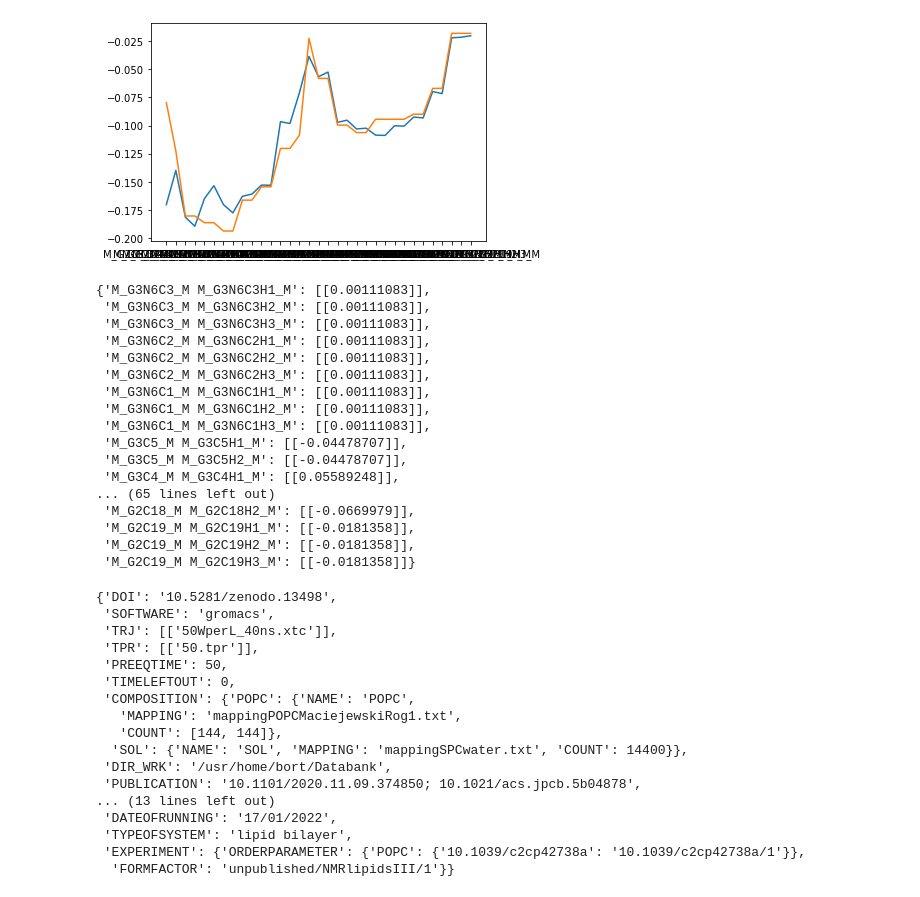
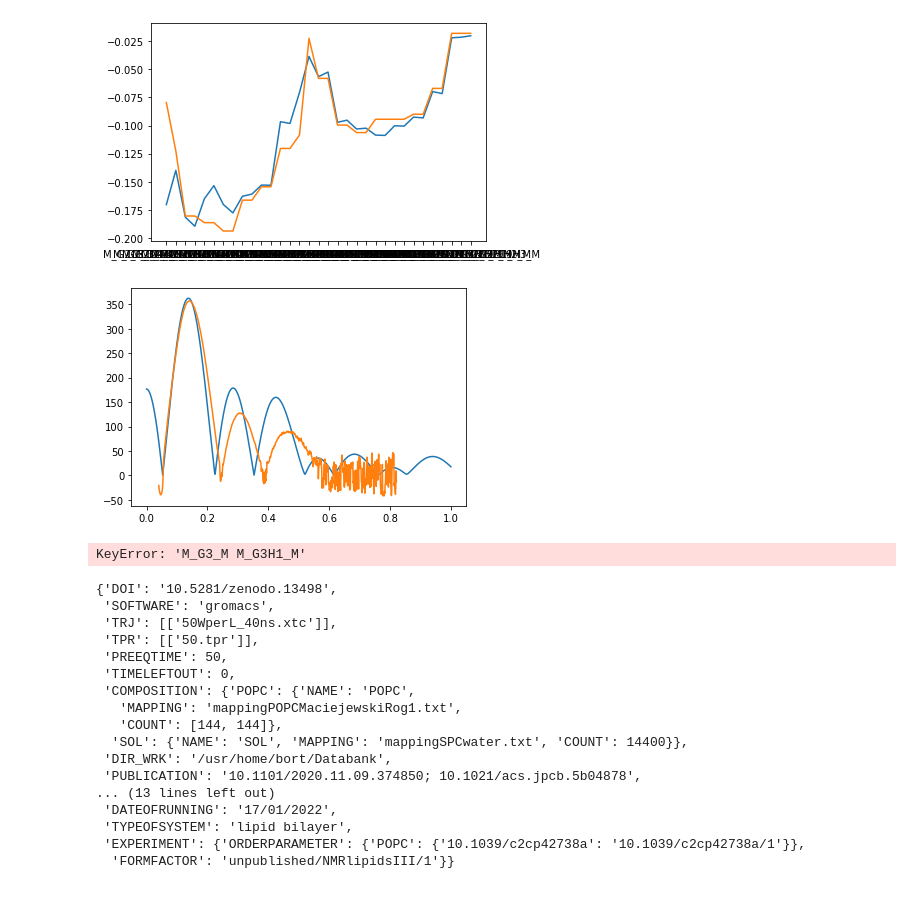
Before and after one commit to NMRLipids/DataBankManuscript, a Jupyter notebook: scripts/plotSimulation.ipynb, the cells around one changed output. Saved outputs shown, nothing was run; the diff lists cells and outputs as text; code cells hidden in the pictures.

Commit message:
Update plotSimulation

```diff
--- a/scripts/plotSimulation.ipynb
+++ b/scripts/plotSimulation.ipynb
@@ -68,7 +68,7 @@ def plotSimulation(path, lipid):
     with open(FFQualityFilePath) as json_file:
         FFq = json.load(json_file)
 
-    FFpathEXP =  DataBankPath + 'experiments/FormFactors/' + readme['EXPERIMENT']['FORMFACTOR'] + '/formfactor_chol0_FormFactor.json'
+    FFpathEXP =  DataBankPath + 'experiments/FormFactors/' + readme['EXPERIMENT']['FORMFACTOR'] + '/POPS_ULV_25Cin0D_SHE_FormFactor.json'
     with open(FFpathEXP) as json_file:
         FFexp = json.load(json_file)
 
@@ -110,25 +110,10 @@ plotOrderParameters(OPsim, OPexp)
 [figure]
 [figure]
 # %%
-OPexp
+plotSimulation('Simulations/611/eb1/611eb1451b3406f9a07395e74c89a779da77dd0e/7dacf9299757643c2ab76db9536d80031346829f/', 'POPS')
 # %% [output]
+[figure, added]
-{'M_G3N6C3_M M_G3N6C3H1_M': [[0.00111083]],
- 'M_G3N6C3_M M_G3N6C3H2_M': [[0.00111083]],
- 'M_G3N6C3_M M_G3N6C3H3_M': [[0.00111083]],
- 'M_G3N6C2_M M_G3N6C2H1_M': [[0.00111083]],
- 'M_G3N6C2_M M_G3N6C2H2_M': [[0.00111083]],
- 'M_G3N6C2_M M_G3N6C2H3_M': [[0.00111083]],
- 'M_G3N6C1_M M_G3N6C1H1_M': [[0.00111083]],
- 'M_G3N6C1_M M_G3N6C1H2_M': [[0.00111083]],
- 'M_G3N6C1_M M_G3N6C1H3_M': [[0.00111083]],
- 'M_G3C5_M M_G3C5H1_M': [[-0.04478707]],
- 'M_G3C5_M M_G3C5H2_M': [[-0.04478707]],
- 'M_G3C4_M M_G3C4H1_M': [[0.05589248]],
-... (65 lines left out)
- 'M_G2C18_M M_G2C18H2_M': [[-0.0669979]],
- 'M_G2C19_M M_G2C19H1_M': [[-0.0181358]],
- 'M_G2C19_M M_G2C19H2_M': [[-0.0181358]],
- 'M_G2C19_M M_G2C19H3_M': [[-0.0181358]]}
+KeyError: 'M_G3_M M_G3H1_M'
 # %%
 readme
 # %% [output]
```
